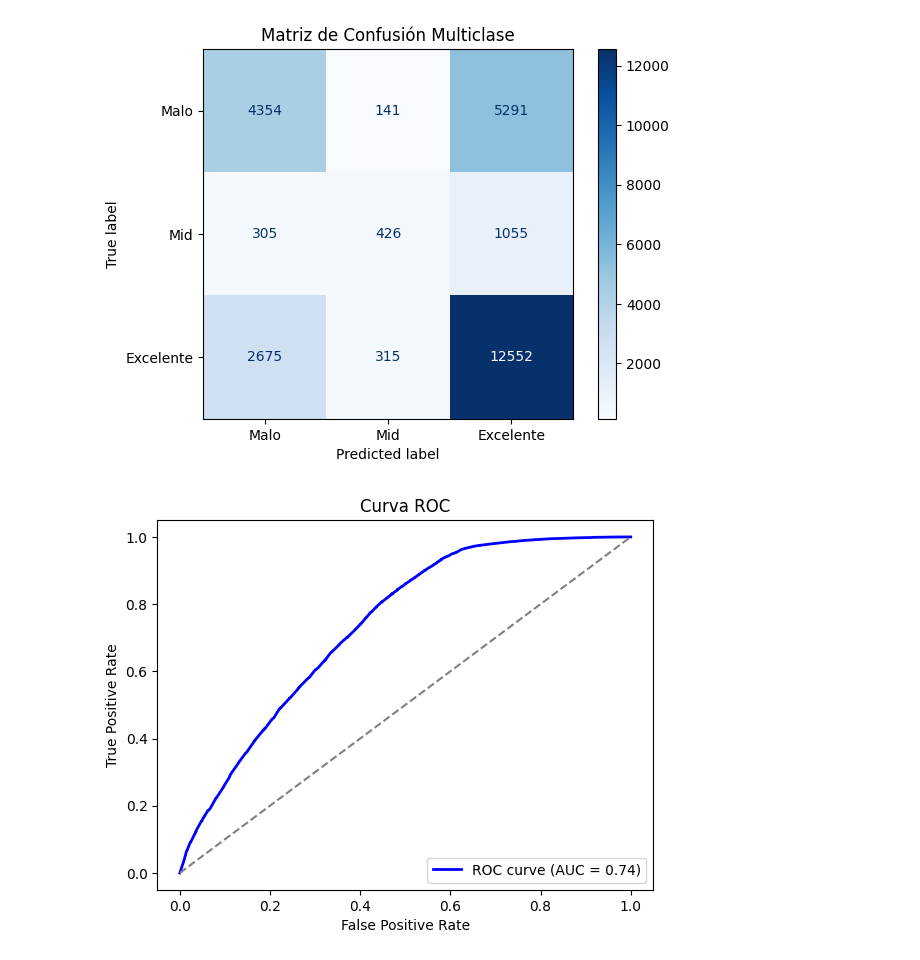
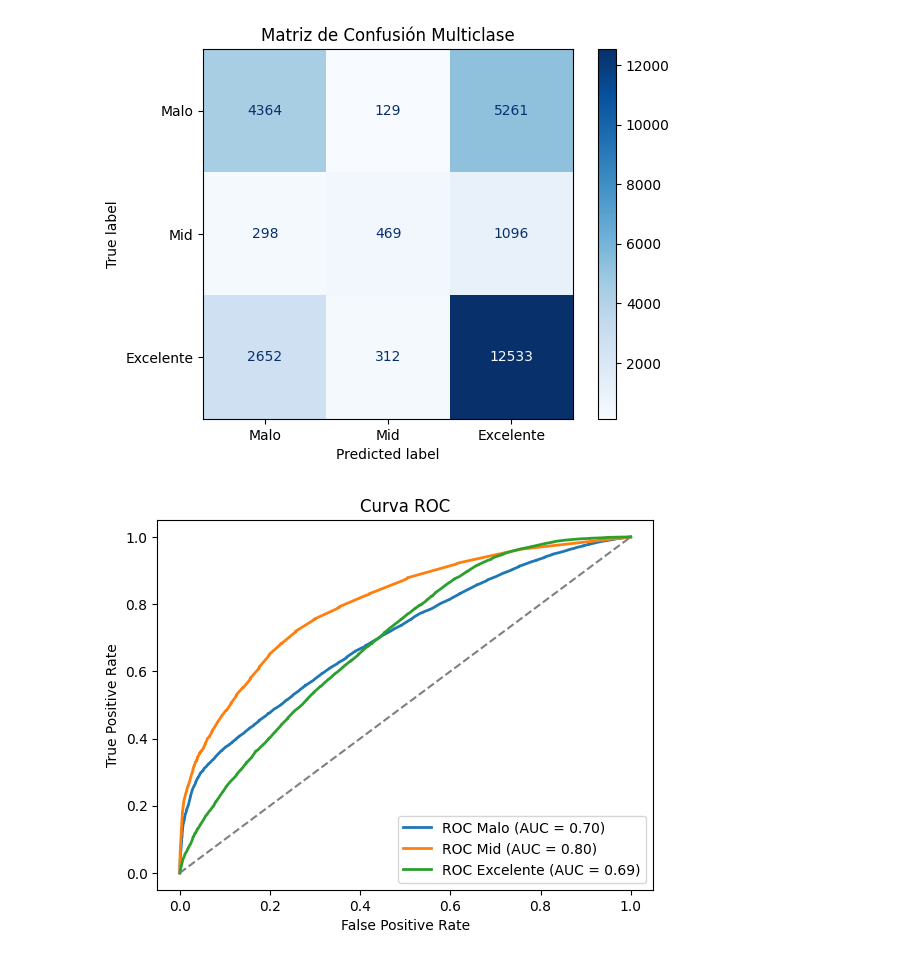
Before and after one commit to JosefinaE/proyecto-mineria-datos, a Jupyter notebook: hito1/Pregunta3.ipynb, the cells around one changed output. Saved outputs shown, nothing was run; the diff lists cells and outputs as text; code cells hidden in the pictures.

```diff
--- a/hito1/Pregunta3.ipynb
+++ b/hito1/Pregunta3.ipynb
@@ -73,7 +73,7 @@ def percentil(product_category):
 categories = items_full["Product_Category_Name"].unique()
 percentiles = {c:percentil(c) for c in categories}
 # %%
-def clasificar_precio(row):
+def clasificar_Calificaciones(row):
     #print(rango)
     bajo, alto = percentiles[row["Product_Category_Name"]]
     if row["Review_Score"] <= bajo:
@@ -83,7 +83,7 @@ def clasificar_precio(row):
     else:
         return 'Mid'
 
-items_full['nivel_precio'] = items_full.apply(clasificar_precio, axis=1)
+items_full['nivel_Calificacion'] = items_full.apply(clasificar_Calificaciones, axis=1)
 # %%
 items_full
 # %% [output]
@@ -106,7 +106,7 @@ from sklearn.tree import DecisionTreeClassifier
 from sklearn.ensemble import BaggingClassifier
 from sklearn.model_selection import train_test_split
 df = items_full
-df['review'] = df['nivel_precio'].apply(lambda x: 2 if x == "Excelente" else 0 if x == "Malo" else 1)
+df['review'] = df['nivel_Calificacion'].apply(lambda x: 2 if x == "Excelente"  else 1 if x == "Mid" else 0)
 
 features = [ 'Product_Weight_Gr', 'Product_Length_Cm', 'Product_Height_Cm', 'Product_Width_Cm',
     'Atraso', 'Tiempo total']
@@ -135,19 +135,27 @@ plt.show()
 [figure]
 # %%
 from sklearn.metrics import roc_curve, auc
-y_scores = rf.predict_proba(X_test)[:,1]
-fpr, tpr, _ = roc_curve(y_test, y_scores)
-roc_auc = auc(fpr, tpr)
+from sklearn.preprocessing import label_binarize
 
-plt.plot(fpr, tpr, color='blue', lw=2, label=f'ROC curve (AUC = {roc_auc:.2f})')
+Classes = [0, 1, 2]
+Class = ["Malo", "Mid", "Excelente"]
+y_test_bin = label_binarize(y_test, classes=Classes)
+y_scores = rf.predict_proba(X_test)
+plt.figure()
+
+for i in range(len(Classes)):
+    fpr, tpr, _ =roc_curve(y_test_bin[:, i], y_scores[:, i])
+    roc_auc = auc(fpr, tpr)
+    plt.plot(fpr, tpr, lw=2, label=f'ROC {Class[i]} (AUC = {roc_auc:.2f})')
+
 plt.plot([0, 1], [0, 1], color='gray', linestyle='--')  # Identidad
 plt.xlabel('False Positive Rate')
 plt.ylabel('True Positive Rate')
 plt.title('Curva ROC')
 plt.legend(loc="lower right")
 plt.show()
 # %% [output]
-[figure, old version]
+[figure, new version]
 # %%
 df = reviews_orders_df.groupby('Seller_ID')
 promerdio_review = df['Review_Score'].mean()
```
Also changed, not shown: parts of 2 cells of this notebook.
